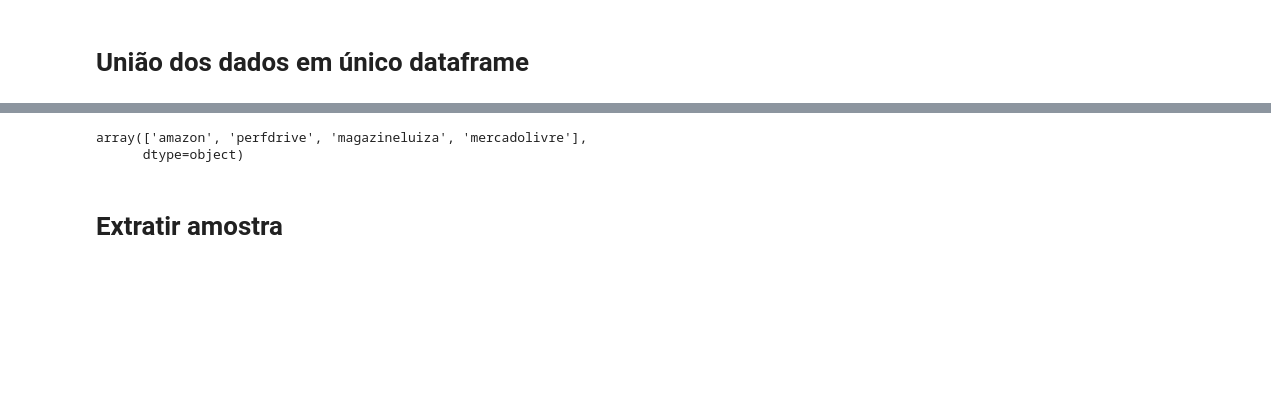
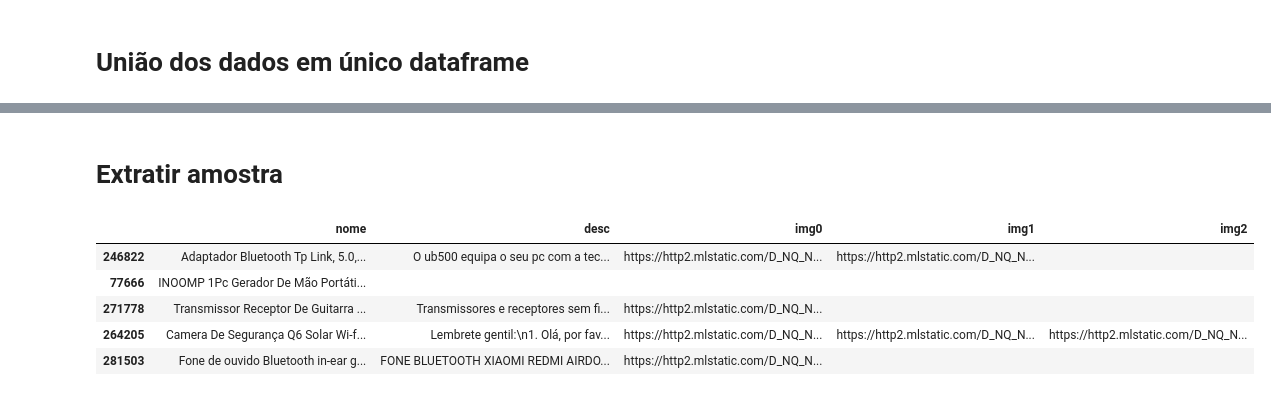
Before and after one commit to InovaFiscaliza/dados-pacp, a Jupyter notebook: sch/notebooks/11_extract_samples_to_label.ipynb, the cells around one changed output, grey strips where cells are left out. Cells and saved outputs as stored; diff of their text form; code cells hidden in the pictures; blank space fills up the shorter version.

```diff
--- a/sch/notebooks/11_extract_samples_to_label.ipynb
+++ b/sch/notebooks/11_extract_samples_to_label.ipynb
@@ -137,12 +139,17 @@ df_anuncios.head(5)
 | 3 | https://www.amazon.com.br/EQUSS-V... | EQUSS Para DUCATI DL650 DL1000 V-... | 1. Material: liga de alumínio [Su... | https://m.media-amazon.com/images... | https://m.media-amazon.com/images... | https://m.media-amazon.com/images... |
 | 4 | https://www.amazon.com.br/remote-... | remote control car brushless moto... |  | https://m.media-amazon.com/images... | https://m.media-amazon.com/images... | https://m.media-amazon.com/images... |
 # %%
-df_anuncios['link'].apply(lambda x: re.search('[a-z]+(?=.com)',x).group(0)).unique()
+df_anuncios.to_parquet('../datasets/anuncios.parquet')
-# %% [output]
-array(['amazon', 'perfdrive', 'magazineluiza', 'mercadolivre'],
-      dtype=object)
 # %% [markdown]
 # Extratir amostra
 # %%
 n_samples = 20000
-samples = df_anuncios.iloc[:,1:].sample(n_samples,random_state=111).to_dict('records')
+df_sample_to_label = df_anuncios.iloc[:,1:].sample(n_samples,random_state=111)
+df_sample_to_label.head()
+# %% [output]
+|  | nome | desc | img0 | img1 | img2 |
+| 246822 | Adaptador Bluetooth Tp Link, 5.0,... | O ub500 equipa o seu pc com a tec... | https://http2.mlstatic.com/D_NQ_N... | https://http2.mlstatic.com/D_NQ_N... |  |
+| 77666 | INOOMP 1Pc Gerador De Mão Portáti... |  |  |  |  |
+| 271778 | Transmissor Receptor De Guitarra ... | Transmissores e receptores sem fi... | https://http2.mlstatic.com/D_NQ_N... |  |  |
+| 264205 | Camera De Segurança Q6 Solar Wi-f... | Lembrete gentil:\n1. Olá, por fav... | https://http2.mlstatic.com/D_NQ_N... | https://http2.mlstatic.com/D_NQ_N... | https://http2.mlstatic.com/D_NQ_N... |
+| 281503 | Fone de ouvido Bluetooth in-ear g... | FONE BLUETOOTH XIAOMI REDMI AIRDO... | https://http2.mlstatic.com/D_NQ_N... |  |  |
```
Also changed, not shown: parts of 9 cells of this notebook, 1 other file.
